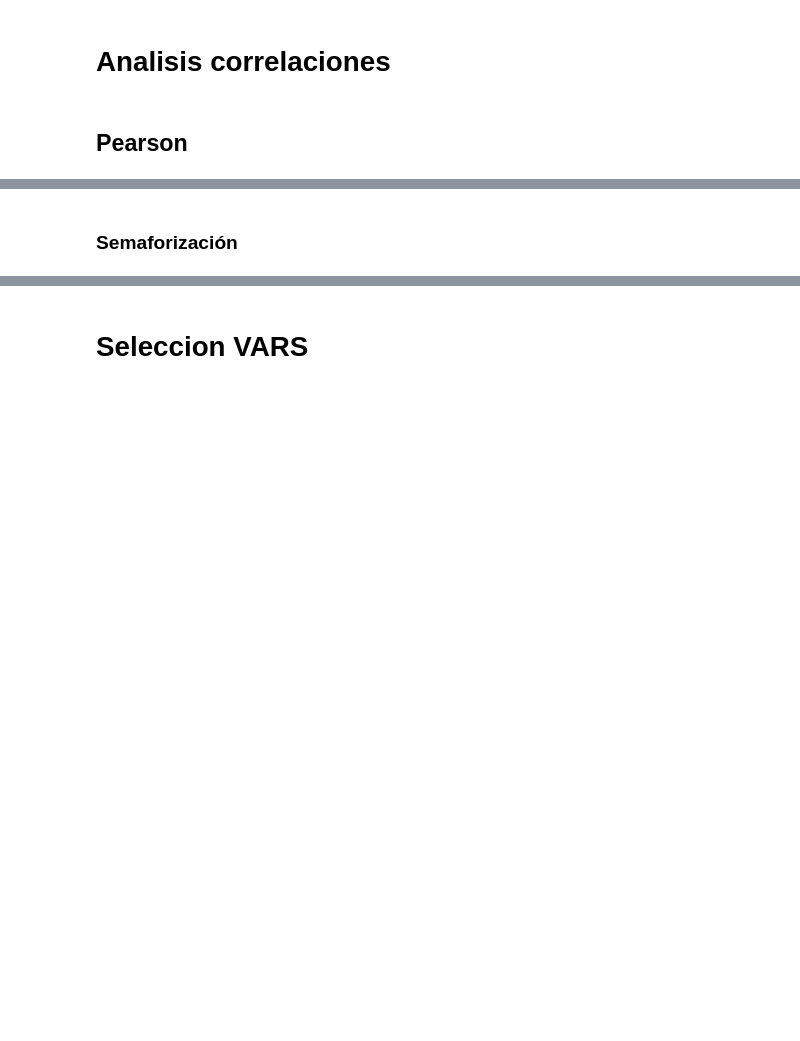
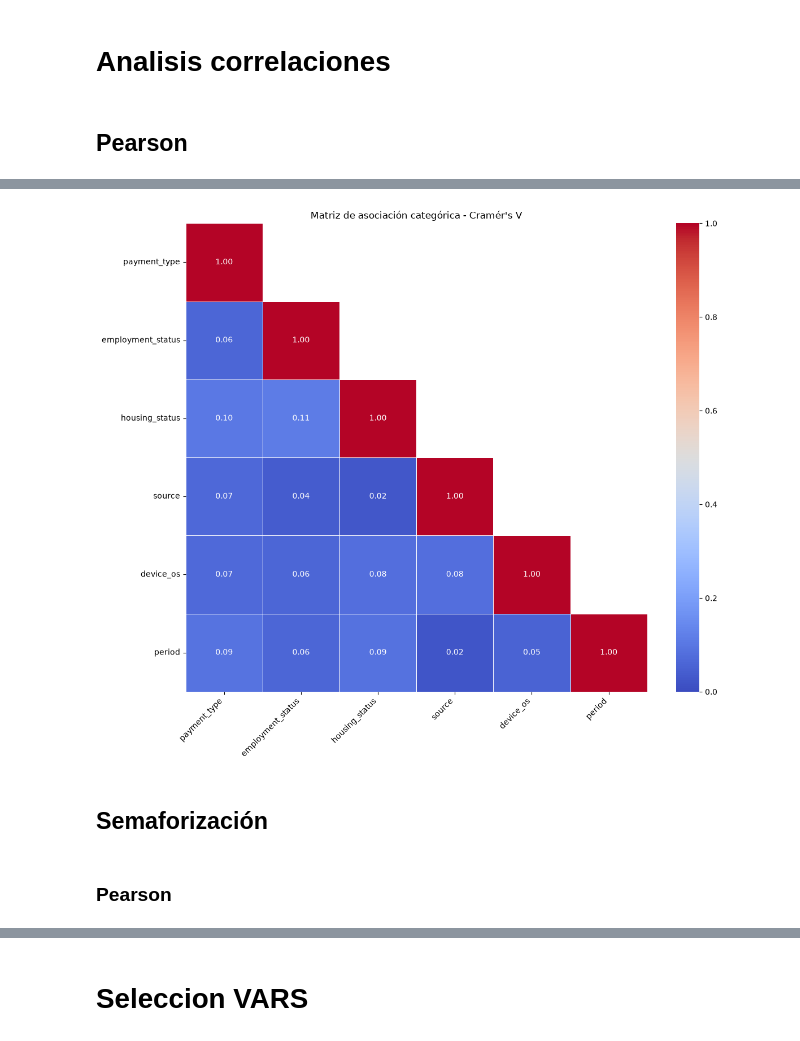
Before and after one commit to Renzuki123/breit-fraud-detection-globalbank, a Jupyter notebook: notebooks/04_feature_engineering.ipynb, the cells around one changed output, grey strips where cells are left out. Saved outputs shown, nothing was run; the diff lists cells and outputs as text; code cells hidden in the pictures; blank space fills up the shorter version.

```diff
--- a/notebooks/04_feature_engineering.ipynb
+++ b/notebooks/04_feature_engineering.ipynb
@@ -876,2 +1162,32 @@ else:
+# %%
+# ============================================================
+# 5. Heatmap de Cramér's V
+# ============================================================
+
+mask = np.triu(
+    np.ones_like(df_cramers, dtype=bool),
+    k=1
+)
+
+plt.figure(figsize=(12, 10))
+
+sns.heatmap(
+    df_cramers,
+    mask=mask,
+    annot=True,
+    cmap="coolwarm",
+    vmin=0,
+    vmax=1,
+    fmt=".2f",
+    linewidths=0.5
+)
+
+plt.title("Matriz de asociación categórica - Cramér's V")
+plt.xticks(rotation=45, ha="right")
+plt.yticks(rotation=0)
+plt.tight_layout()
+plt.show()
+# %% [output]
+[figure, added]
 # %% [markdown]
-### Semaforización
+## Semaforización
@@ -877,0 +1320,2 @@ else:
+# %% [markdown]
+### Pearson
```
Also changed, not shown: parts of 116 cells of this notebook, 8 other files.
